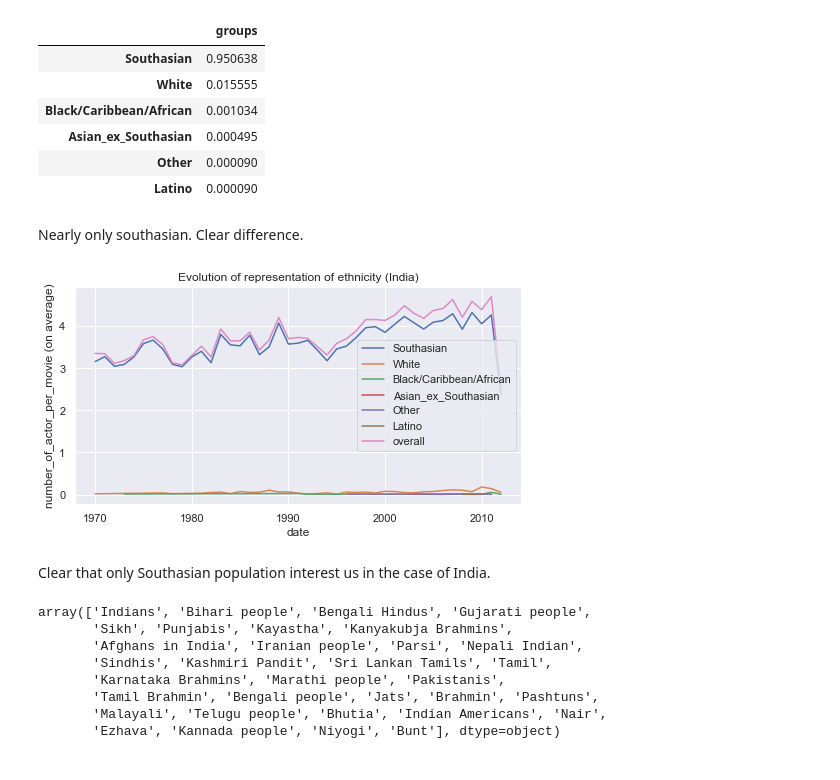
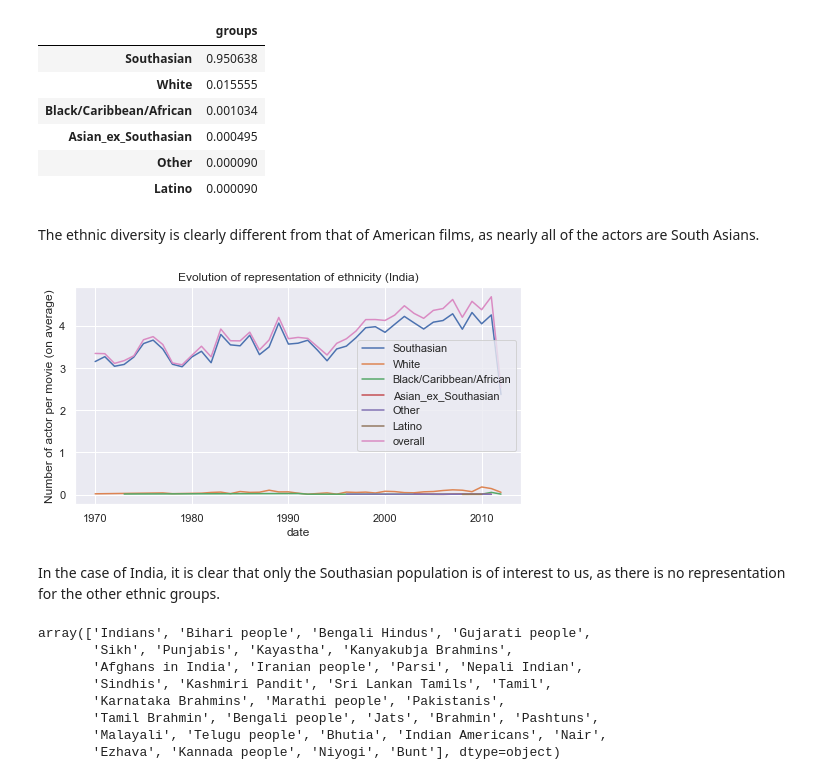
Before and after one commit to epfl-ada/ada-2022-project-borroworrob, a Jupyter notebook: part3.ipynb, the cells around one changed output. Cells and saved outputs as stored; diff of their text form; code cells hidden in the pictures.

```diff
--- a/part3.ipynb
+++ b/part3.ipynb
@@ -682,37 +685,37 @@ population_per_group
 | Other | 0.000090 |
 | Latino | 0.000090 |
 # %% [markdown]
-Nearly only southasian. Clear difference.
+The ethnic diversity is clearly different from that of American films, as nearly all of the actors are South Asians.
 # %%
 #number of movie per year
 india_year = df_india_1970.groupby(df_india_1970['date']).apply(lambda x : pd.Series({
             'num_of_movie' : x['movie_name'].nunique(),
             'num_of_actor_per_year': x['freebase_actor_character_id'].nunique()
         }))
 india_year['rate_overall'] = india_year.apply(lambda x: x['num_of_actor_per_year'] / x['num_of_movie'], axis =1)
 
 #plot of group of ethnicity representation from 1970 to 2012 in India
 list_df = {}
 for grr in population_per_group.index:
     datagrr = df_india_1970[df_india_1970['groups'] == grr]
     date_charac_india = datagrr.groupby(datagrr['date']).apply(lambda x: pd.Series({
             'num_of_actor' : len(x)
         }))
 
     date_charac_india = pd.merge(date_charac_india, india_year, left_index=True, right_index=True, how = 'left')
     date_charac_india['rate'] = date_charac_india.apply(lambda x: x['num_of_actor'] / x['num_of_movie'], axis =1)
     list_df[grr] = date_charac_india
 
     plt.plot(date_charac_india.index, date_charac_india.rate, label = grr)
 
 plt.plot(india_year.index, india_year.rate_overall , label = 'overall')
 plt.title('Evolution of representation of ethnicity (India)')
 plt.legend()
-plt.ylabel('number_of_actor_per_movie (on average)')
+plt.ylabel('Number of actor per movie (on average)')
 plt.xlabel('date')
 plt.show()
 # %% [output]
-[figure, old version]
+[figure, new version]
 # %% [markdown]
-Clear that only Southasian population interest us in the case of India.
+In the case of India, it is clear that only the Southasian population is of interest to us, as there is no representation for the other ethnic groups.
 # %%
```
Also changed, not shown: parts of 43 cells of this notebook.
